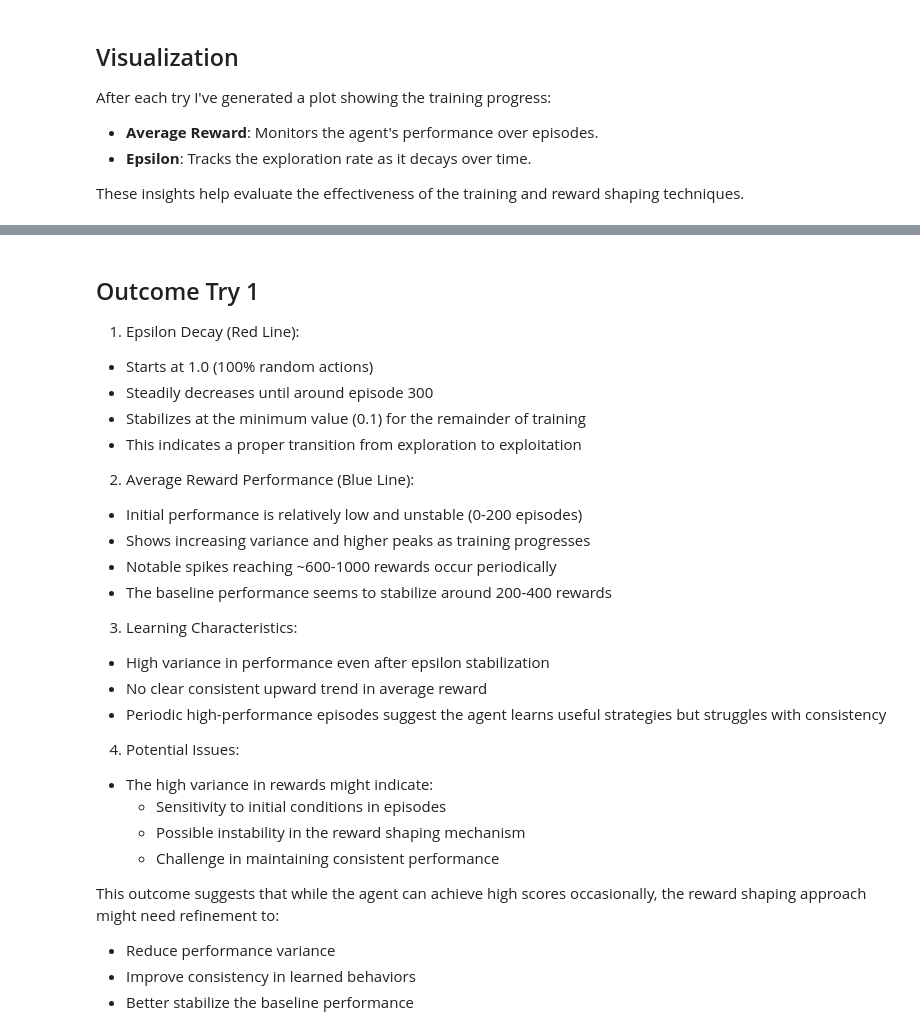
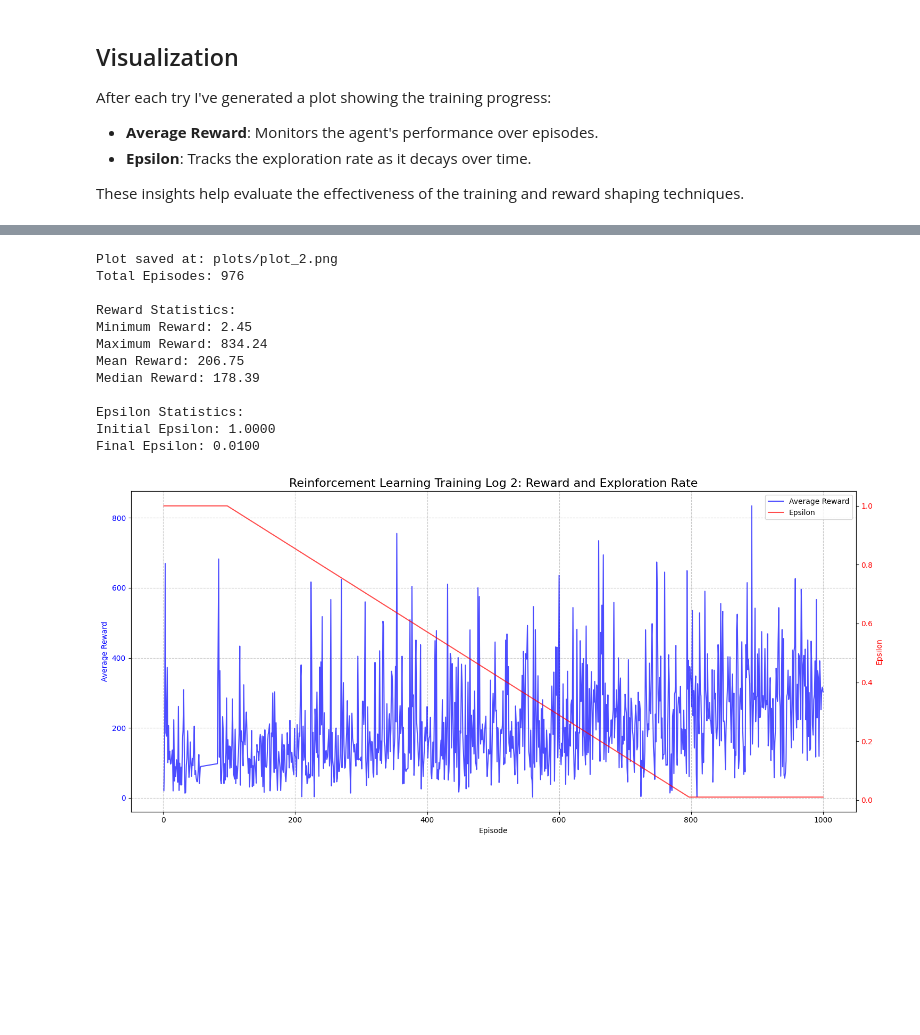
Before and after one commit to DeerBay/Deep-Learning-Julia, a Jupyter notebook: sequential_reward_shaping.ipynb, the cells around one changed output, grey strips where cells are left out. Cells and saved outputs as stored; diff of their text form; code cells hidden in the pictures; blank space fills up the shorter version.

```diff
--- a/sequential_reward_shaping.ipynb
+++ b/sequential_reward_shaping.ipynb
@@ -353,15 +687,15 @@ if __name__ == "__main__":
 # %%
 import pandas as pd
-import matplotlib as plt
+import matplotlib.pyplot as plt
 
-filepath ='/content/drive/MyDrive/SpaceInvaders/logs/training_log.txt'
+# File path to your log file
+filepath = 'logs/logs_2/training_log_2.txt'
 
-df = pd.read_csv(filepath, sep=',')
+# Read the data
+df = pd.read_csv(filepath, sep=',', index_col=False)
 
 # Directory to save the plot
-save_path = '/content/drive/MyDrive/SpaceInvaders/plots/training_log_plot_1.png'
-
-import matplotlib.pyplot as plt
+save_path = 'plots/plot_2.png'
 
 # Create a figure with two y-axes
 fig, ax1 = plt.subplots(figsize=(15, 7))
@@ -379,64 +713,45 @@ color2 = 'red'
 ax2.set_ylabel('Epsilon', color=color2)
 ax2.plot(df['Episode'], df['Epsilon'], color=color2, alpha=0.7, label='Epsilon')
 ax2.tick_params(axis='y', labelcolor=color2)
 
 # Title and layout
-plt.title('Reinforcement Learning Training Log: Reward and Exploration Rate', fontsize=16)
+plt.title('Reinforcement Learning Training Log 2: Reward and Exploration Rate', fontsize=16)
 fig.tight_layout()
 
 # Add a legend
 lines1, labels1 = ax1.get_legend_handles_labels()
 lines2, labels2 = ax2.get_legend_handles_labels()
 ax2.legend(lines1 + lines2, labels1 + labels2, loc='upper right')
 
 # Grid for better readability
 ax1.grid(True, linestyle='--', alpha=0.7)
 
 # Save the plot
 plt.savefig(save_path, dpi=300, bbox_inches='tight')
 print(f"Plot saved at: {save_path}")
 
 # Optional: Calculate and print some statistics
 print(f"Total Episodes: {len(df)}")
 print(f"\nReward Statistics:")
 print(f"Minimum Reward: {df['Avg_Reward'].min():.2f}")
 print(f"Maximum Reward: {df['Avg_Reward'].max():.2f}")
 print(f"Mean Reward: {df['Avg_Reward'].mean():.2f}")
 print(f"Median Reward: {df['Avg_Reward'].median():.2f}")
 
 print(f"\nEpsilon Statistics:")
 print(f"Initial Epsilon: {df['Epsilon'].iloc[0]:.4f}")
 print(f"Final Epsilon: {df['Epsilon'].iloc[-1]:.4f}")
-
-# Show the plot (optional, depends on your environment)
-plt.show()
+# %% [output]
+Plot saved at: plots/plot_2.png
+Total Episodes: 976
+
+Reward Statistics:
+Minimum Reward: 2.45
+Maximum Reward: 834.24
+Mean Reward: 206.75
+Median Reward: 178.39
+
+Epsilon Statistics:
+Initial Epsilon: 1.0000
+Final Epsilon: 0.0100
+[figure, added]
-# %% [markdown]
-## Outcome Try 1
-
-1. Epsilon Decay (Red Line):
-- Starts at 1.0 (100% random actions)
-- Steadily decreases until around episode 300
-- Stabilizes at the minimum value (0.1) for the remainder of training
-- This indicates a proper transition from exploration to exploitation
-
-2. Average Reward Performance (Blue Line):
-- Initial performance is relatively low and unstable (0-200 episodes)
-- Shows increasing variance and higher peaks as training progresses
-- Notable spikes reaching ~600-1000 rewards occur periodically
-- The baseline performance seems to stabilize around 200-400 rewards
-
-3. Learning Characteristics:
-- High variance in performance even after epsilon stabilization
-- No clear consistent upward trend in average reward
-- Periodic high-performance episodes suggest the agent learns useful strategies but struggles with consistency
-
-4. Potential Issues:
-- The high variance in rewards might indicate:
-  - Sensitivity to initial conditions in episodes
-  - Possible instability in the reward shaping mechanism
-  - Challenge in maintaining consistent performance
-
-This outcome suggests that while the agent can achieve high scores occasionally, the reward shaping approach might need refinement to:
-- Reduce performance variance
-- Improve consistency in learned behaviors
-- Better stabilize the baseline performance
```
Also changed, not shown: parts of 22 cells of this notebook.
